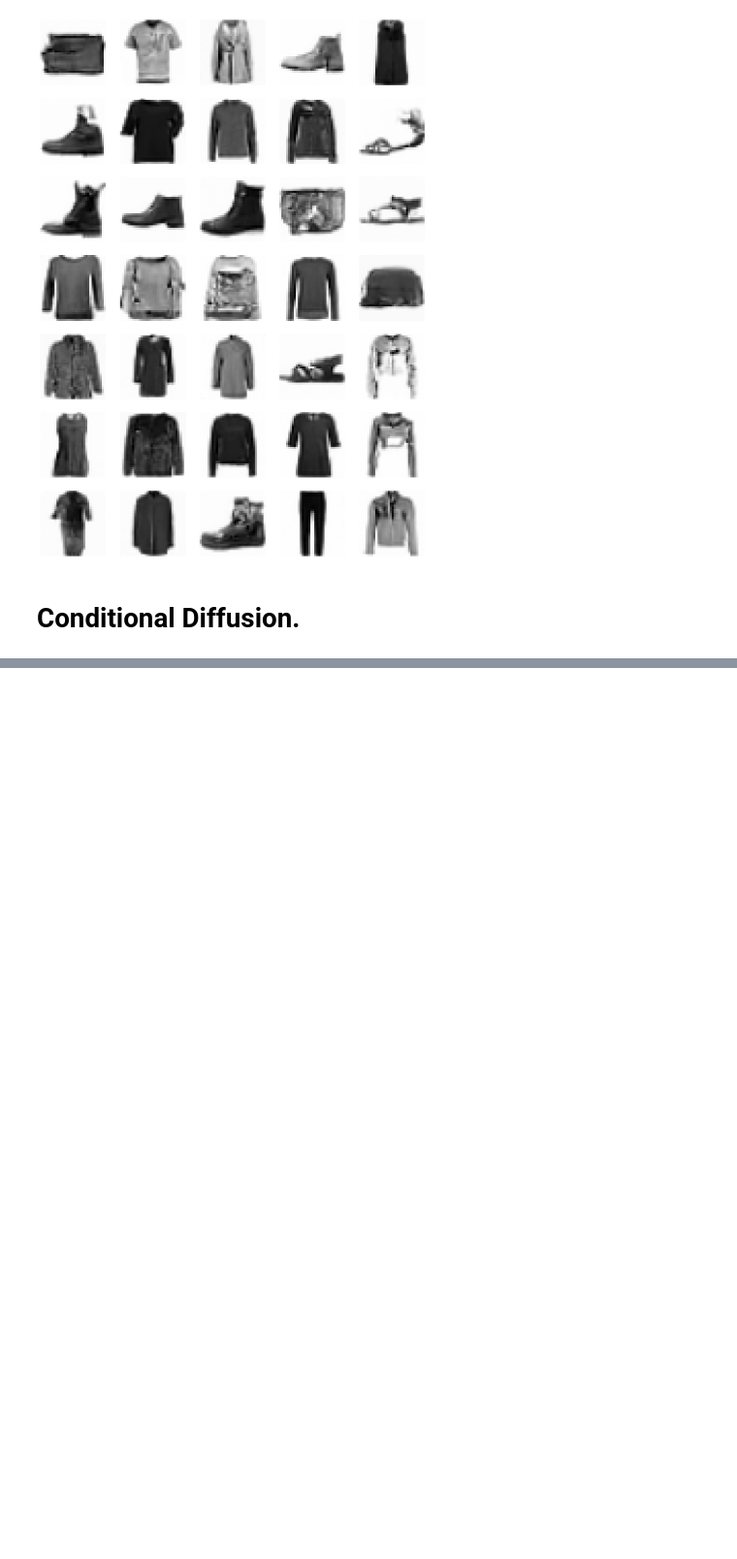
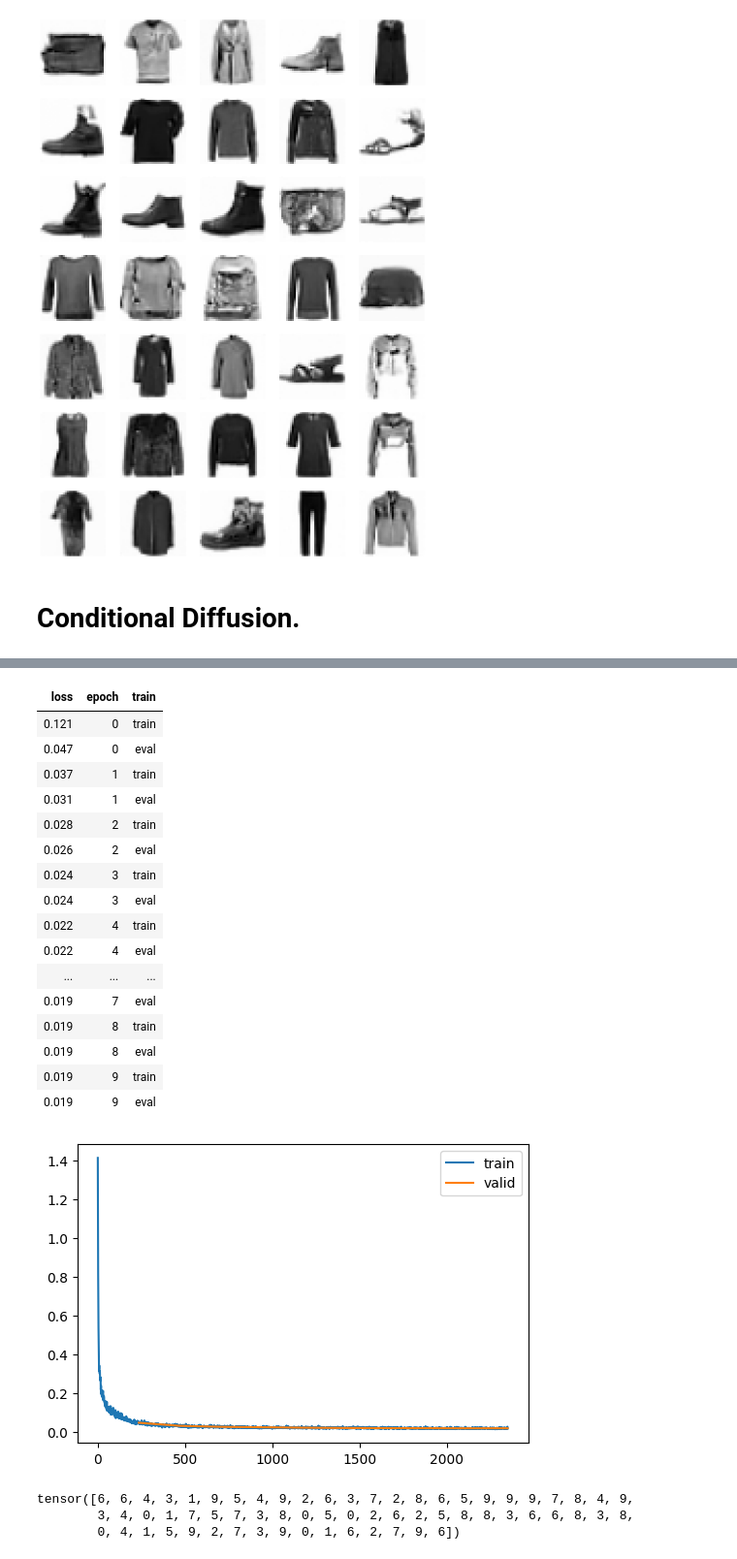
Before and after one commit to pranay8297/fastaip2, a Jupyter notebook: Diffusion_v1.ipynb, the cells around one changed output, grey strips where cells are left out. Shown at 97% size. Saved outputs shown, nothing was run; the diff lists cells and outputs as text; code cells hidden in the pictures; blank space fills up the shorter version.

```diff
--- a/Diffusion_v1.ipynb
+++ b/Diffusion_v1.ipynb
@@ -1115,0 +1387,32 @@ show_images(mout[:35], ncols = 5)
+# %%
+lr_max, epochs = 2e-03, 10
+dls = DataLoaders.from_dd(tds, batch_size = 256, num_workers=2)
+cbs = [
+          DeviceCB(torch.device('cuda')),
+          MetricsCB(),
+          ProgressCB(plot = True),
+          ConditionalDDPMPrep(n_steps = 1000, beta_max=0.01),
+          BatchSchedulerCB(partial(lr_scheduler.OneCycleLR, max_lr = lr_max, epochs = epochs, steps_per_epoch = len(dls.train))),
+      ]
+model =  DiffusionUNETV3(nfs = [64, 128, 256, 512])
+learner = TrainLearner(model, dls, loss_func = flatten_mse, lr = lr_max, cbs = cbs, opt_func = partial(torch.optim.AdamW, eps = 1e-05))
+learner.fit(epochs)
+# %% [output]
+| loss | epoch | train |
+| 0.121 | 0 | train |
+| 0.047 | 0 | eval |
+| 0.037 | 1 | train |
+| 0.031 | 1 | eval |
+| 0.028 | 2 | train |
+| 0.026 | 2 | eval |
+| 0.024 | 3 | train |
+| 0.024 | 3 | eval |
+| 0.022 | 4 | train |
+| 0.022 | 4 | eval |
+| ... | ... | ... |
+| 0.019 | 7 | eval |
+| 0.019 | 8 | train |
+| 0.019 | 8 | eval |
+| 0.019 | 9 | train |
+| 0.019 | 9 | eval |
+[figure, added]
@@ -1115,0 +1421,6 @@ show_images(mout[:35], ncols = 5)
+# %%
+torch.randint(0, 10, (64,))
+# %% [output]
+tensor([6, 6, 4, 3, 1, 9, 5, 4, 9, 2, 6, 3, 7, 2, 8, 6, 5, 9, 9, 9, 7, 8, 4, 9,
+        3, 4, 0, 1, 7, 5, 7, 3, 8, 0, 5, 0, 2, 6, 2, 5, 8, 8, 3, 6, 6, 8, 3, 8,
+        0, 4, 1, 5, 9, 2, 7, 3, 9, 0, 1, 6, 2, 7, 9, 6])
```
Also changed, not shown: parts of 19 cells of this notebook.
